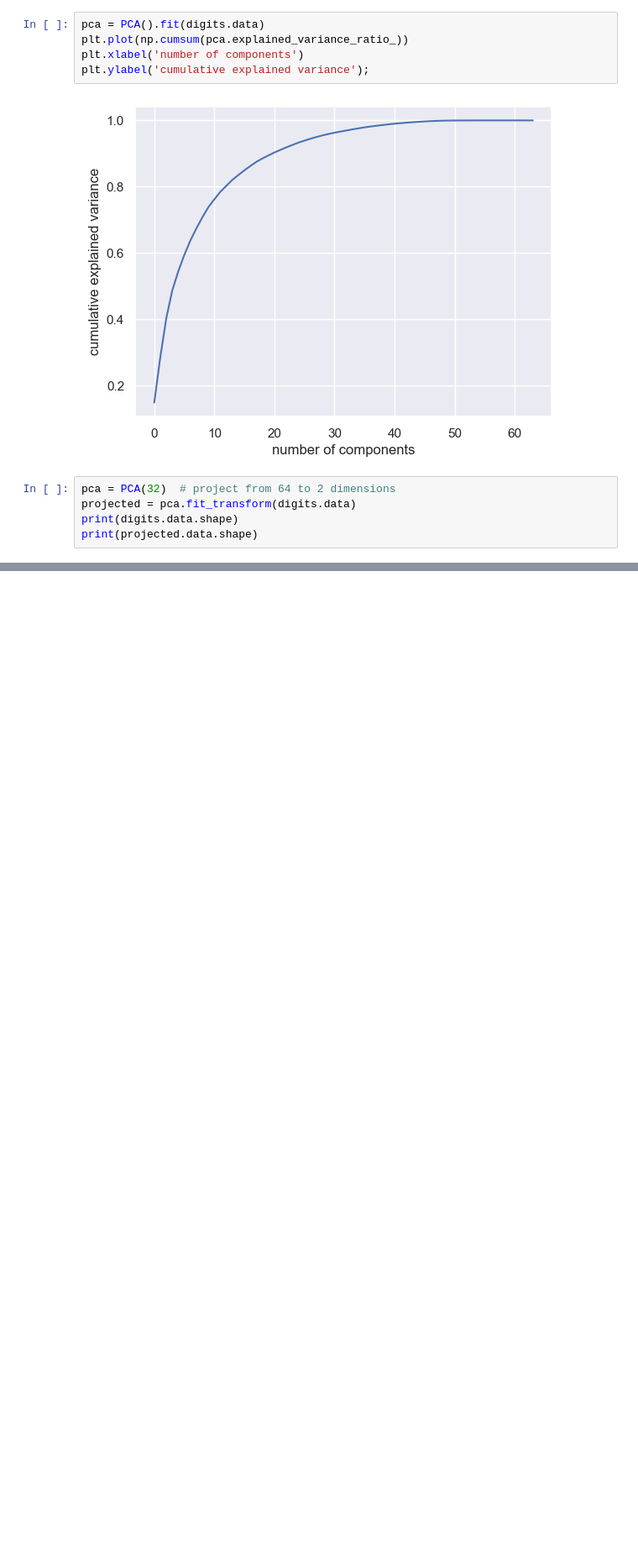
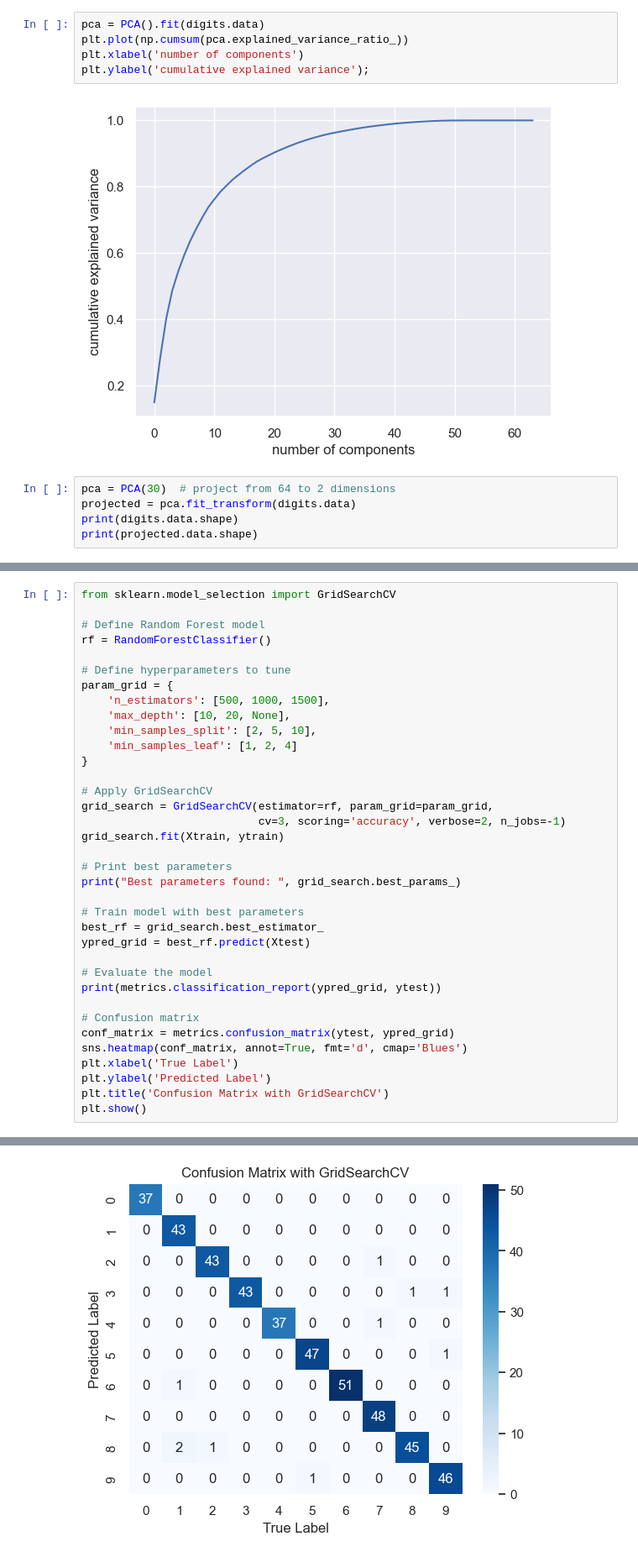
Before and after one commit to RoozmehrAKP/Digit-Recognotion, a Jupyter notebook: Alpha.ipynb, the cells around one changed output, grey strips where cells are left out. Shown at 84% size. Drawn from its saved outputs; the diff is of its cells as text; blank space fills up the shorter version.

```diff
--- a/Alpha.ipynb
+++ b/Alpha.ipynb
@@ -102,7 +102,7 @@ plt.ylabel('cumulative explained variance');
 # %% [output]
 [figure]
 # %%
-pca = PCA(32)  # project from 64 to 2 dimensions
+pca = PCA(30)  # project from 64 to 2 dimensions
 projected = pca.fit_transform(digits.data)
 print(digits.data.shape)
 print(projected.data.shape)
@@ -143,0 +155,37 @@ print(projected.shape)
+# %%
+from sklearn.model_selection import GridSearchCV
+
+# Define Random Forest model
+rf = RandomForestClassifier()
+
+# Define hyperparameters to tune
+param_grid = {
+    'n_estimators': [500, 1000, 1500],
+    'max_depth': [10, 20, None],
+    'min_samples_split': [2, 5, 10],
+    'min_samples_leaf': [1, 2, 4]
+}
+
+# Apply GridSearchCV
+grid_search = GridSearchCV(estimator=rf, param_grid=param_grid,
+                           cv=3, scoring='accuracy', verbose=2, n_jobs=-1)
+grid_search.fit(Xtrain, ytrain)
+
+# Print best parameters
+print("Best parameters found: ", grid_search.best_params_)
+
+# Train model with best parameters
+best_rf = grid_search.best_estimator_
+ypred_grid = best_rf.predict(Xtest)
+
+# Evaluate the model
+print(metrics.classification_report(ypred_grid, ytest))
+
+# Confusion matrix
+conf_matrix = metrics.confusion_matrix(ytest, ypred_grid)
+sns.heatmap(conf_matrix, annot=True, fmt='d', cmap='Blues')
+plt.xlabel('True Label')
+plt.ylabel('Predicted Label')
+plt.title('Confusion Matrix with GridSearchCV')
+plt.show()
+# %% [output]
@@ -143,0 +210 @@ print(projected.shape)
+[figure, added]
```
Also changed, not shown: parts of 11 cells of this notebook, 1 other file.
